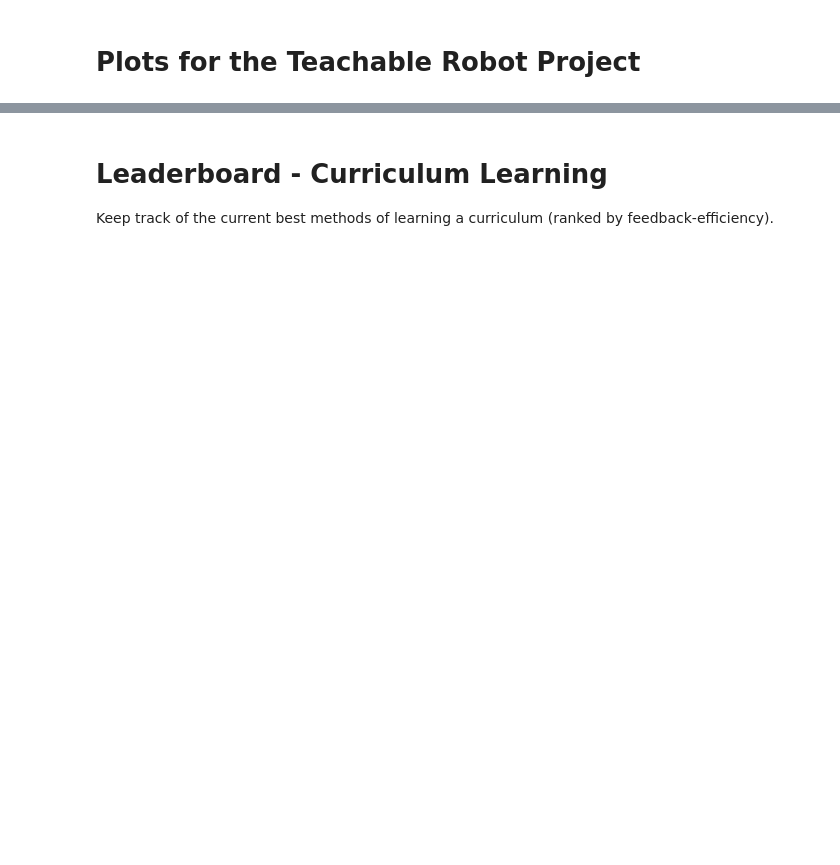
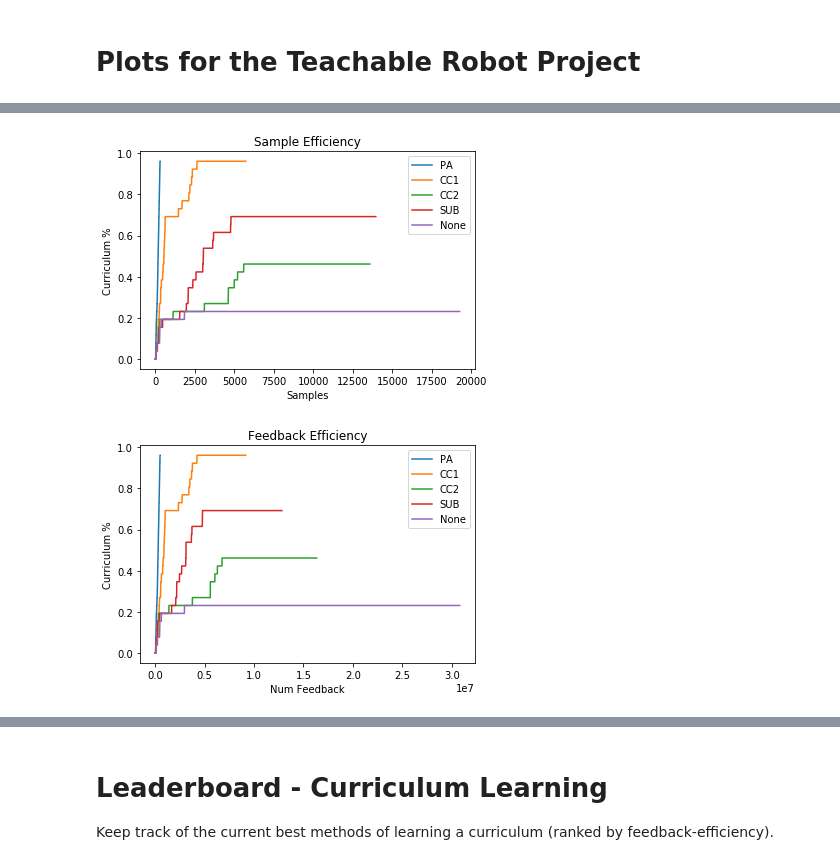
Before and after one commit to rll-research/teachable, a Jupyter notebook: Plots.ipynb, the cells around one changed output, grey strips where cells are left out. Saved outputs shown, nothing was run; the diff lists cells and outputs as text; code cells hidden in the pictures; blank space fills up the shorter version.

Commit message:
update plots

```diff
--- a/Plots.ipynb
+++ b/Plots.ipynb
@@ -7,7 +7,9 @@ import pandas as pd
 import pathlib
 # %%
 data_dirs = [
-    pathlib.Path('data')
+    pathlib.Path('meta-mb-internal/data'),
+    pathlib.Path('meta-mb-internal/old_data'),
+    pathlib.Path('meta-mb-internal'),
 ]
 
 def load_data(name):
@@ -18,7 +20,11 @@ def load_data(name):
             if name in exp_dir.name:
                 name_paths.append(exp_dir)
     assert len(name_paths) > 0, "No files found with name " + name
-    assert len(name_paths) == 1, f"Found multiple files with name {name}: {[path.name for path in name_paths]}"
-    csv_name = name_paths[0].joinpath('progress.csv')
-    data = pd.read_csv(csv_name)
-    return data
+    # check that they're all the same except the seed
+    csv_datas = []
+    for path in name_paths:
+        assert path.name[:-1] == name_paths[0].name[:-1], f"Found multiple files with name {name}: {[path.name for path in name_paths]}"
+        csv_name = path.joinpath('progress.csv')
+        data = pd.read_csv(csv_name)
+        csv_datas.append(data)
+    return csv_datas
@@ -93,3 +83,18 @@ plt.show()
+# %%
+data_names = [
+    (444, 'PA'),
+    (445, 'CC1'),
+    (446, 'CC2'),
+#     (391, 'CC3'),
+    (447, 'SUB'),
+    (443, 'None'),
+]
+plot_curriculum(data_names, 'samples')
+
+plot_curriculum(data_names, 'feedback')
+# %% [output]
+[figure, added]
+[figure, added]
 # %% [markdown]
 # Claim 1: all forms of feedback help the agent learn a policy which does NOT require feedback than no teacher
 
```
Also changed, not shown: parts of 16 cells of this notebook.
